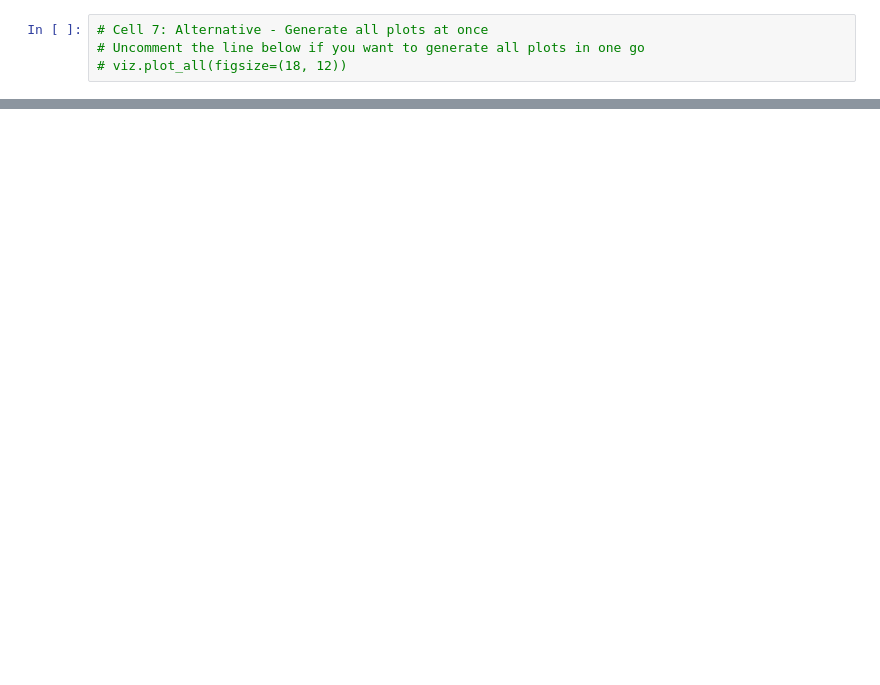
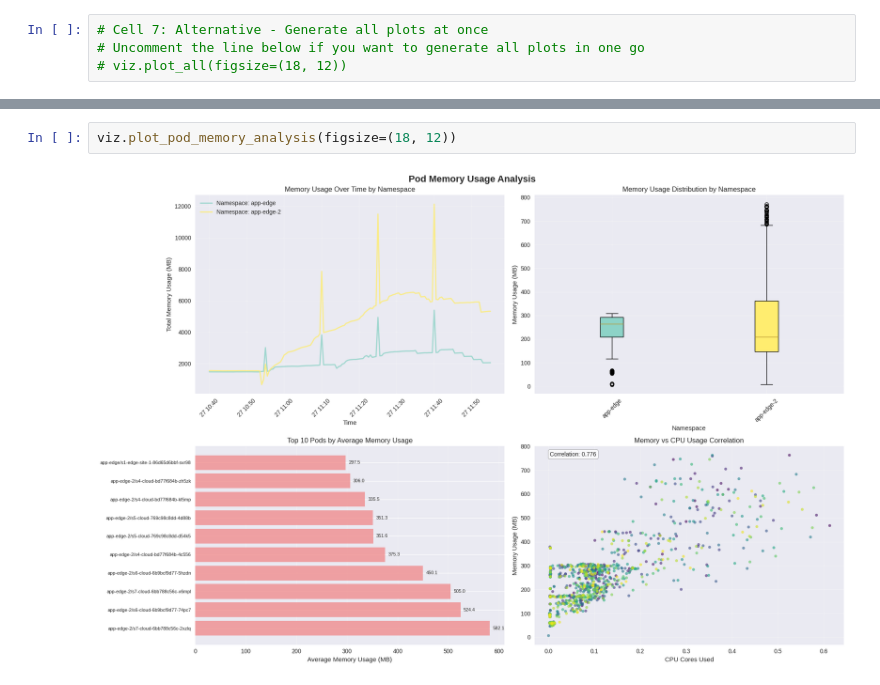
Before and after one commit to vaavg13/cloud-edge-continuum-rp, a Jupyter notebook: scripts/visulize.ipynb, the cells around one changed output, grey strips where cells are left out. Saved outputs shown, nothing was run; the diff lists cells and outputs as text; blank space fills up the shorter version.

```diff
--- a/scripts/visulize.ipynb
+++ b/scripts/visulize.ipynb
@@ -86,0 +93,4 @@ INTER-ZONE CORRELATION ANALYSIS
+# %%
+viz.plot_pod_memory_analysis(figsize=(18, 12))
+# %% [output]
+[figure, added]
```
Also changed, not shown: parts of 10 cells of this notebook, 3 other files.
